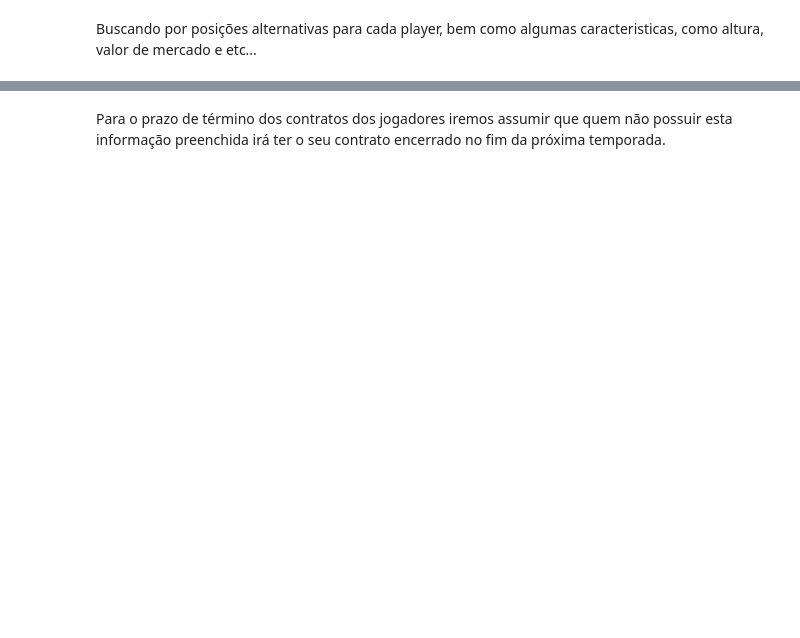
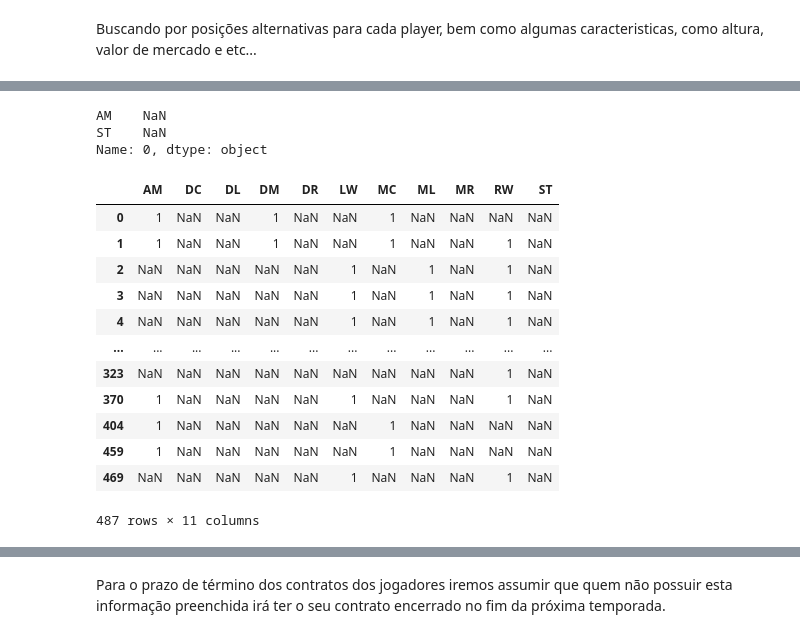
Before and after one commit to tiagosilveiraa/portifoliods, a Jupyter notebook: Recomendação_de_Jogadores.ipynb, the cells around one changed output, grey strips where cells are left out. Cells and saved outputs as stored; diff of their text form; code cells hidden in the pictures; blank space fills up the shorter version.

```diff
--- a/Recomendação_de_Jogadores.ipynb
+++ b/Recomendação_de_Jogadores.ipynb
@@ -123,4 +137,4 @@ def get_stats(leagues, seasons, positions):
        iw = iw + 20
   return stats
 # %%
-players = get_stats(selected_leagues, selected_seasons, dp_positions.value)
+df_players = get_stats(selected_leagues, selected_seasons, dp_positions.value)
@@ -176,6 +173,36 @@ await parallel_requests(req_attributes)
 # %%
 df_players_attributes = pd.json_normalize(players_atributtes, max_level=2)
 df_players_alternative_positions = pd.json_normalize(players_alternative_positions, max_level=2)
+# %%
+teste = df_players
+# %%
+df = pd.DataFrame(columns=['AM', 'DC', 'DL', 'DM', 'DR', 'LW', 'MC', 'ML', 'MR', 'RW', 'ST'])
+teste = pd.concat([teste, df])
+# %%
+teste.loc[0, ['AM', 'ST']]
+# %% [output]
+AM    NaN
+ST    NaN
+Name: 0, dtype: object
+# %%
+for i, p in enumerate(df_players['positions'].tolist()):
+    teste.loc[i, list(p)] = 1
+# %%
+teste[['AM', 'DC', 'DL', 'DM', 'DR', 'LW', 'MC', 'ML', 'MR', 'RW', 'ST']]
+# %% [output]
+|  | AM | DC | DL | DM | DR | LW | MC | ML | MR | RW | ST |
+| 0 | 1 | NaN | NaN | 1 | NaN | NaN | 1 | NaN | NaN | NaN | NaN |
+| 1 | 1 | NaN | NaN | 1 | NaN | NaN | 1 | NaN | NaN | 1 | NaN |
+| 2 | NaN | NaN | NaN | NaN | NaN | 1 | NaN | 1 | NaN | 1 | NaN |
+| 3 | NaN | NaN | NaN | NaN | NaN | 1 | NaN | 1 | NaN | 1 | NaN |
+| 4 | NaN | NaN | NaN | NaN | NaN | 1 | NaN | 1 | NaN | 1 | NaN |
+| ... | ... | ... | ... | ... | ... | ... | ... | ... | ... | ... | ... |
+| 323 | NaN | NaN | NaN | NaN | NaN | NaN | NaN | NaN | NaN | 1 | NaN |
+| 370 | 1 | NaN | NaN | NaN | NaN | 1 | NaN | NaN | NaN | 1 | NaN |
+| 404 | 1 | NaN | NaN | NaN | NaN | NaN | 1 | NaN | NaN | NaN | NaN |
+| 459 | 1 | NaN | NaN | NaN | NaN | NaN | 1 | NaN | NaN | NaN | NaN |
+| 469 | NaN | NaN | NaN | NaN | NaN | 1 | NaN | NaN | NaN | 1 | NaN |
+487 rows × 11 columns
 # %%
 merged_data = df_players_alternative_positions.merge(df_players_attributes, on='player.id')
 # %%
```
Also changed, not shown: parts of 56 cells of this notebook.
